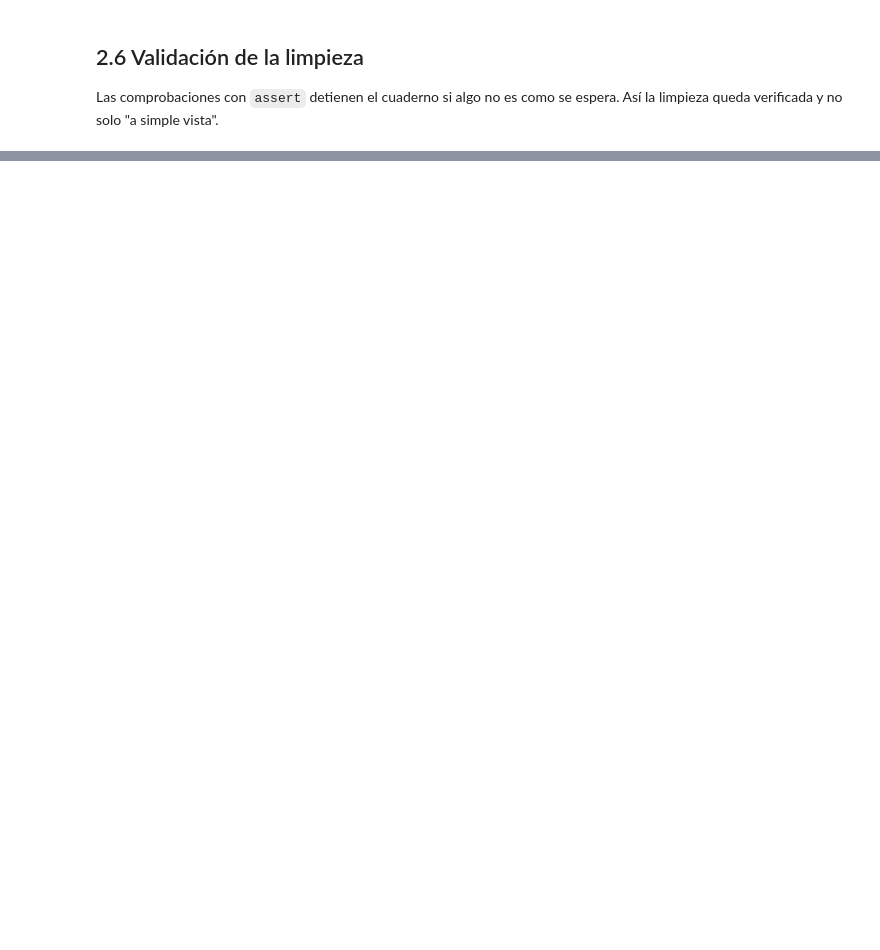
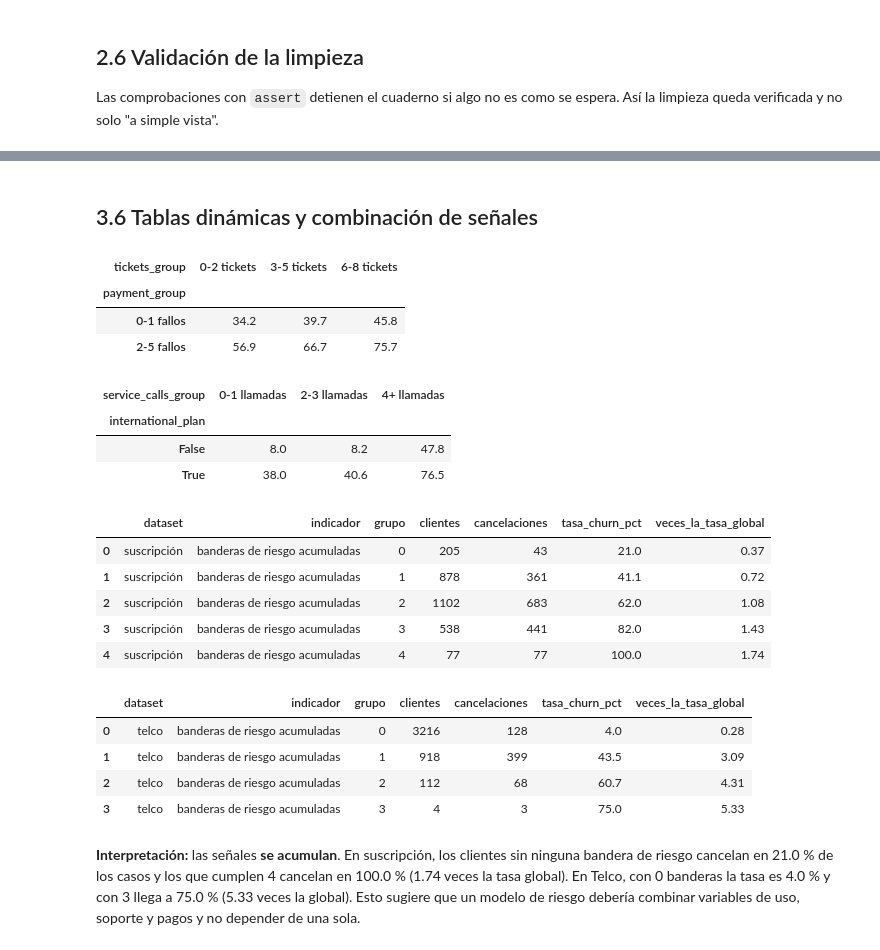
Before and after one commit to nicolasmunosh/proyecto-churn, a Jupyter notebook: notebooks/data_preparation.ipynb, the cells around one changed output, grey strips where cells are left out. Drawn from its saved outputs; the diff is of its cells as text; code cells hidden in the pictures; blank space fills up the shorter version.

```diff
--- a/notebooks/data_preparation.ipynb
+++ b/notebooks/data_preparation.ipynb
@@ -296,0 +636,54 @@ Antes de guardar: **Restart** y luego **Run All**. Todas las celdas deben ejecut
+# %% [markdown]
+## 3.6 Tablas dinámicas y combinación de señales
+# %%
+# Tabla dinámica: churn (%) según fallos de pago y tickets de soporte
+pivot_sus = (sus_an.pivot_table(index='payment_group', columns='tickets_group', values='churn',
+                                aggfunc='mean', observed=True) * 100).round(1)
+pivot_sus
+# %% [output]
+| tickets_group | 0-2 tickets | 3-5 tickets | 6-8 tickets |
+| payment_group |  |  |  |
+| 0-1 fallos | 34.2 | 39.7 | 45.8 |
+| 2-5 fallos | 56.9 | 66.7 | 75.7 |
+# %%
+# Tabla dinámica en Telco: plan internacional y llamadas a servicio al cliente
+pivot_telco = (telco_an.pivot_table(index='international_plan', columns='service_calls_group', values='churn',
+                                    aggfunc='mean', observed=True) * 100).round(1)
+pivot_telco
+# %% [output]
+| service_calls_group | 0-1 llamadas | 2-3 llamadas | 4+ llamadas |
+| international_plan |  |  |  |
+| False | 8.0 | 8.2 | 47.8 |
+| True | 38.0 | 40.6 | 76.5 |
+# %%
+def tabla_riesgo(df, dataset):
+    t = tabla_tasa(df, 'risk_flags', dataset, 'banderas de riesgo acumuladas')
+    t['veces_la_tasa_global'] = (t['tasa_churn_pct'] / (df['churn'].mean() * 100)).round(2)
+    return t
+
+riesgo_sus = tabla_riesgo(sus_an, 'suscripción')
+riesgo_telco = tabla_riesgo(telco_an, 'telco')
+display(riesgo_sus)
+display(riesgo_telco)
+# %% [output]
+|  | dataset | indicador | grupo | clientes | cancelaciones | tasa_churn_pct | veces_la_tasa_global |
+| 0 | suscripción | banderas de riesgo acumuladas | 0 | 205 | 43 | 21.0 | 0.37 |
+| 1 | suscripción | banderas de riesgo acumuladas | 1 | 878 | 361 | 41.1 | 0.72 |
+| 2 | suscripción | banderas de riesgo acumuladas | 2 | 1102 | 683 | 62.0 | 1.08 |
+| 3 | suscripción | banderas de riesgo acumuladas | 3 | 538 | 441 | 82.0 | 1.43 |
+| 4 | suscripción | banderas de riesgo acumuladas | 4 | 77 | 77 | 100.0 | 1.74 |
+|  | dataset | indicador | grupo | clientes | cancelaciones | tasa_churn_pct | veces_la_tasa_global |
+| 0 | telco | banderas de riesgo acumuladas | 0 | 3216 | 128 | 4.0 | 0.28 |
+| 1 | telco | banderas de riesgo acumuladas | 1 | 918 | 399 | 43.5 | 3.09 |
+| 2 | telco | banderas de riesgo acumuladas | 2 | 112 | 68 | 60.7 | 4.31 |
+| 3 | telco | banderas de riesgo acumuladas | 3 | 4 | 3 | 75.0 | 5.33 |
+# %%
+r0, r4 = riesgo_sus.iloc[0], riesgo_sus.iloc[-1]
+rt0, rtm = riesgo_telco.iloc[0], riesgo_telco.iloc[-1]
+display(Markdown(
+    f"**Interpretación:** las señales **se acumulan**. En suscripción, los clientes sin ninguna bandera de riesgo cancelan en {r0['tasa_churn_pct']} % de los casos y los que cumplen {int(r4['grupo'])} cancelan en {r4['tasa_churn_pct']} % "
+    f"({r4['veces_la_tasa_global']} veces la tasa global). En Telco, con {rt0['grupo']} banderas la tasa es {rt0['tasa_churn_pct']} % y con {rtm['grupo']} llega a {rtm['tasa_churn_pct']} % ({rtm['veces_la_tasa_global']} veces la global). "
+    f"Esto sugiere que un modelo de riesgo debería combinar variables de uso, soporte y pagos y no depender de una sola."
+))
+# %% [output]
+**Interpretación:** las señales **se acumulan**. En suscripción, los clientes sin ninguna bandera de riesgo cancelan en 21.0 % de los casos y los que cumplen 4 cancelan en 100.0 % (1.74 veces la tasa global). En Telco, con 0 banderas la tasa es 4.0 % y con 3 llega a 75.0 % (5.33 veces la global). Esto sugiere que un modelo de riesgo debería combinar variables de uso, soporte y pagos y no depender de una sola.
```
Also changed, not shown: parts of 36 cells of this notebook.
